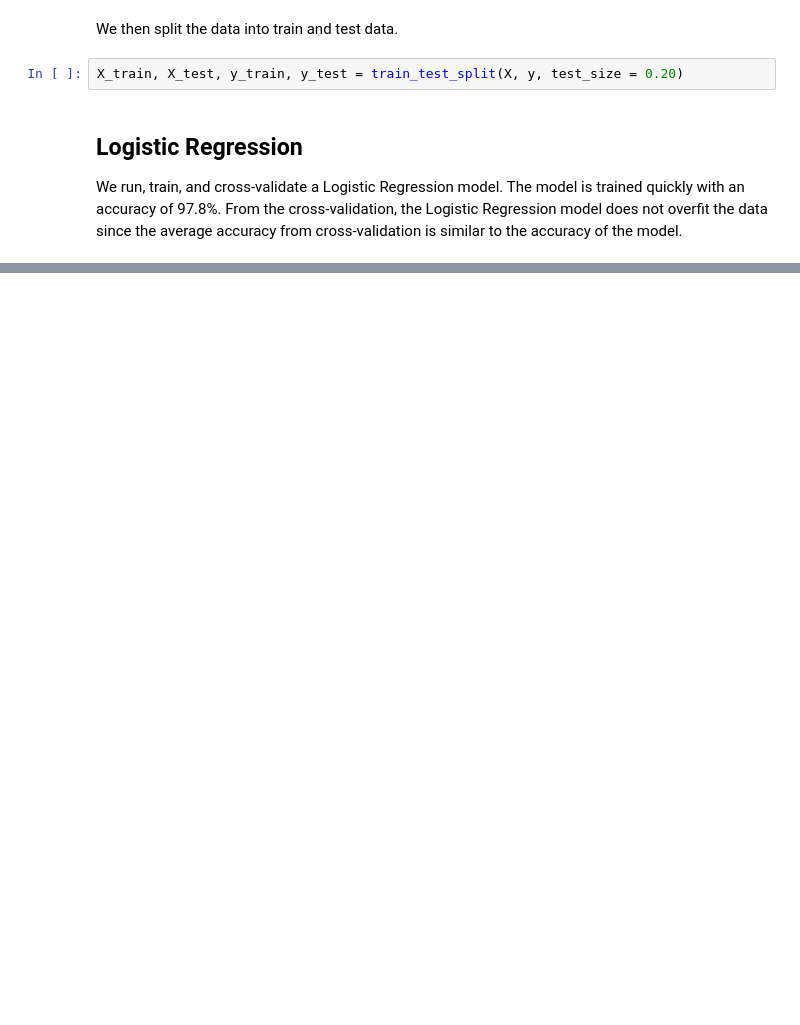
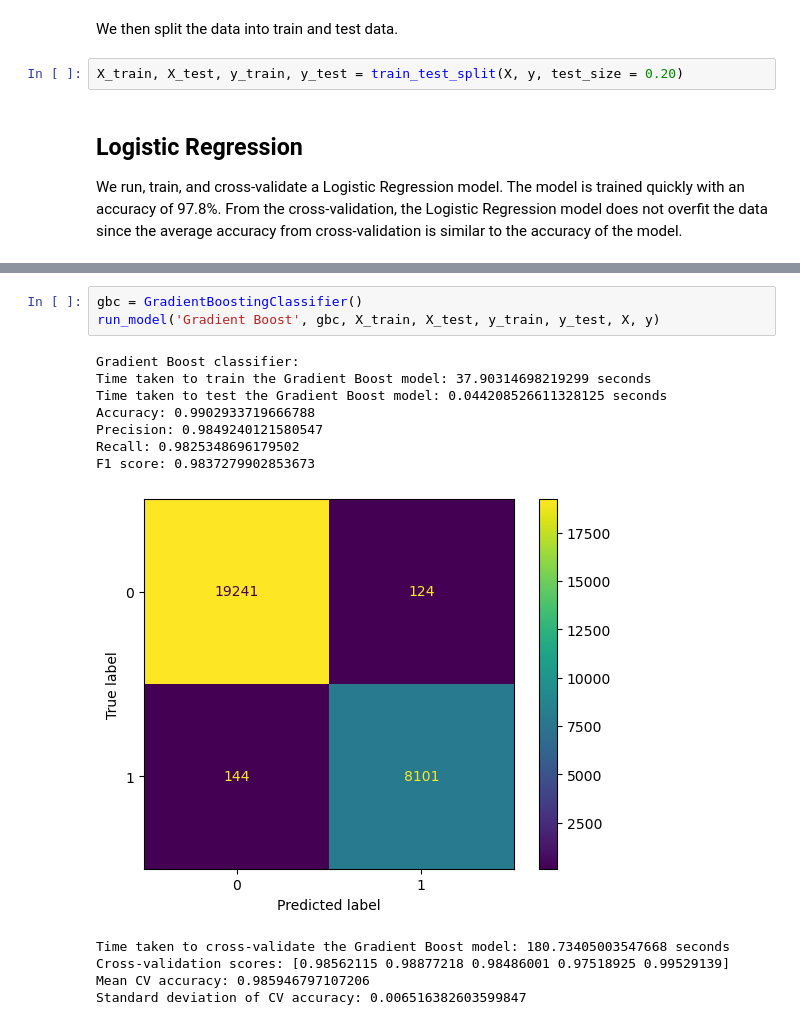
Before and after one commit to tsimhadri-ews/internproject, a Jupyter notebook: src/malwaretest.ipynb, the cells around one changed output, grey strips where cells are left out. Saved outputs shown, nothing was run; the diff lists cells and outputs as text; blank space fills up the shorter version.

```diff
--- a/src/malwaretest.ipynb
+++ b/src/malwaretest.ipynb
@@ -337,0 +345,16 @@ print(times)
+# %%
+gbc = GradientBoostingClassifier()
+run_model('Gradient Boost', gbc, X_train, X_test, y_train, y_test, X, y)
+# %% [output]
+Gradient Boost classifier:
+Time taken to train the Gradient Boost model: 37.90314698219299 seconds
+Time taken to test the Gradient Boost model: 0.044208526611328125 seconds
+Accuracy: 0.9902933719666788
+Precision: 0.9849240121580547
+Recall: 0.9825348696179502
+F1 score: 0.9837279902853673
+[figure, added]
+Time taken to cross-validate the Gradient Boost model: 180.73405003547668 seconds
+Cross-validation scores: [0.98562115 0.98877218 0.98486001 0.97518925 0.99529139]
+Mean CV accuracy: 0.985946797107206
+Standard deviation of CV accuracy: 0.006516382603599847
```
Also changed, not shown: parts of 26 cells of this notebook.
